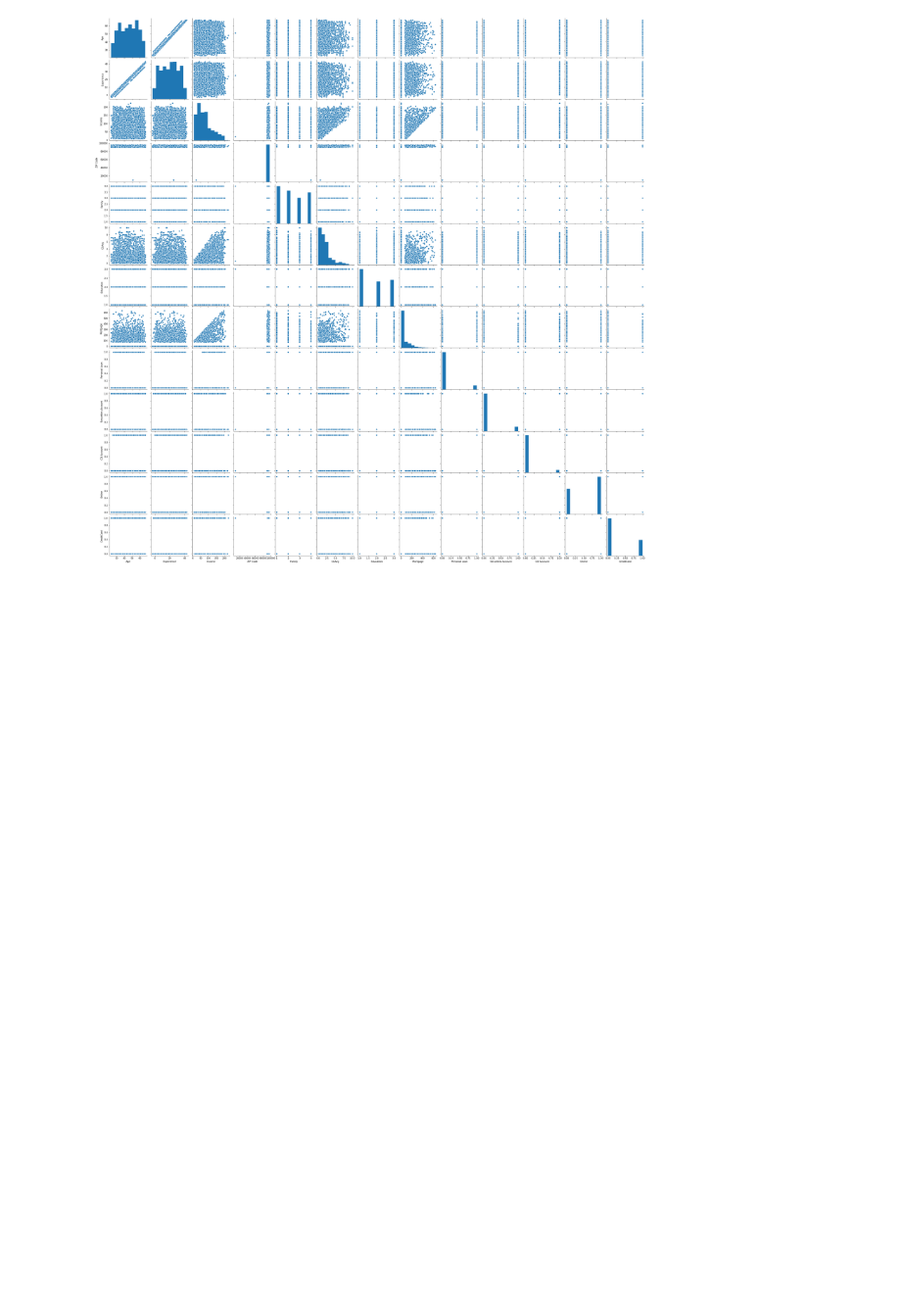
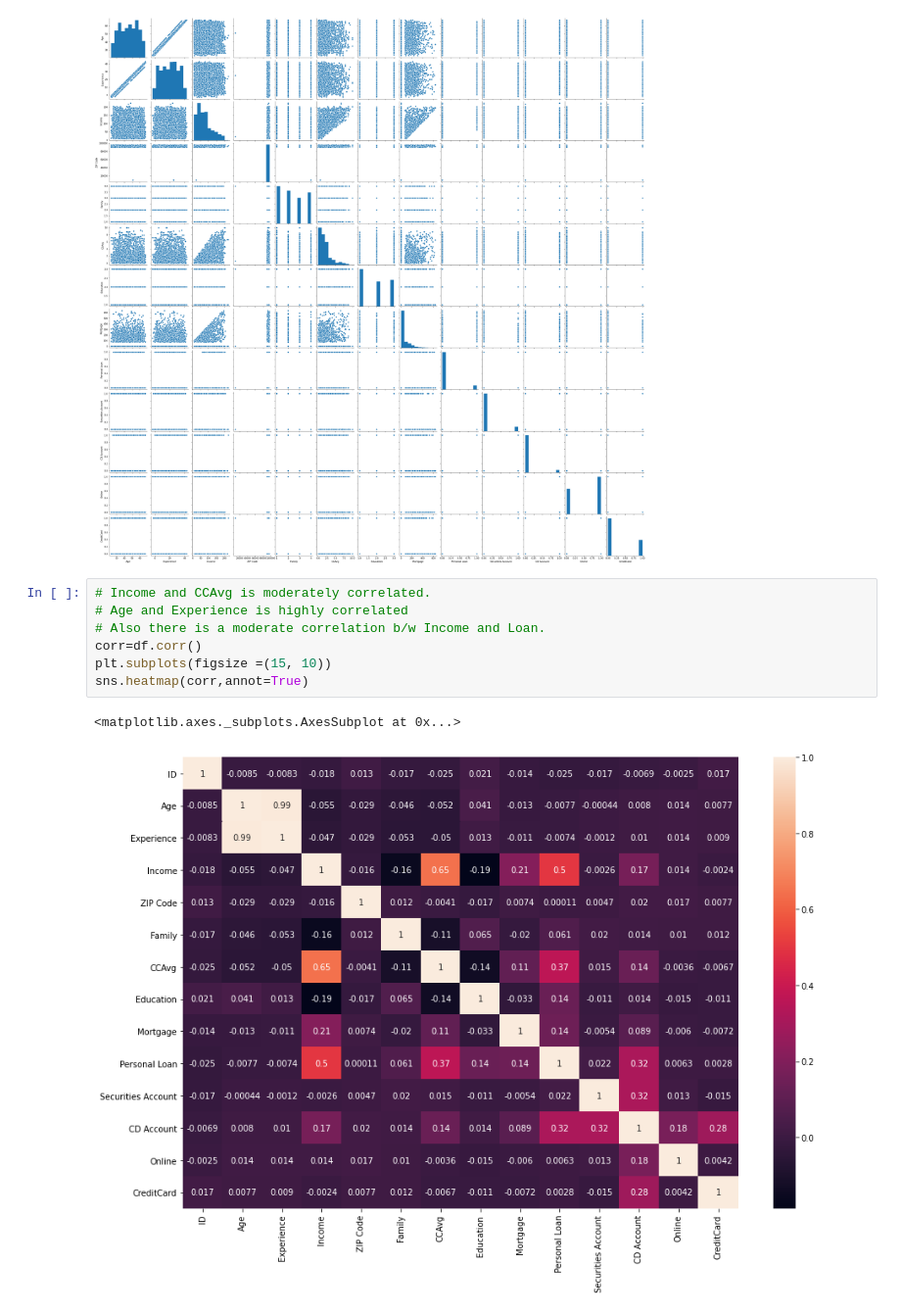
Before and after one commit to vikramgunjal02/Machine-Learning, a Jupyter notebook: internship_project.ipynb, the cells around one changed output. Shown at 98% size. Saved outputs shown, nothing was run; the diff lists cells and outputs as text; blank space fills up the shorter version.

```diff
--- a/internship_project.ipynb
+++ b/internship_project.ipynb
@@ -361,3 +362,13 @@ sns.pairplot(df.iloc[:,1:])
 # %% [output]
 <seaborn.axisgrid.PairGrid at 0x...>
 [figure]
+# %%
+# Income and CCAvg is moderately correlated.
+# Age and Experience is highly correlated
+# Also there is a moderate correlation b/w Income and Loan.
+corr=df.corr()
+plt.subplots(figsize =(15, 10))
+sns.heatmap(corr,annot=True)
+# %% [output]
+<matplotlib.axes._subplots.AxesSubplot at 0x...>
+[figure, added]
```
Also changed, not shown: parts of 30 cells of this notebook.
